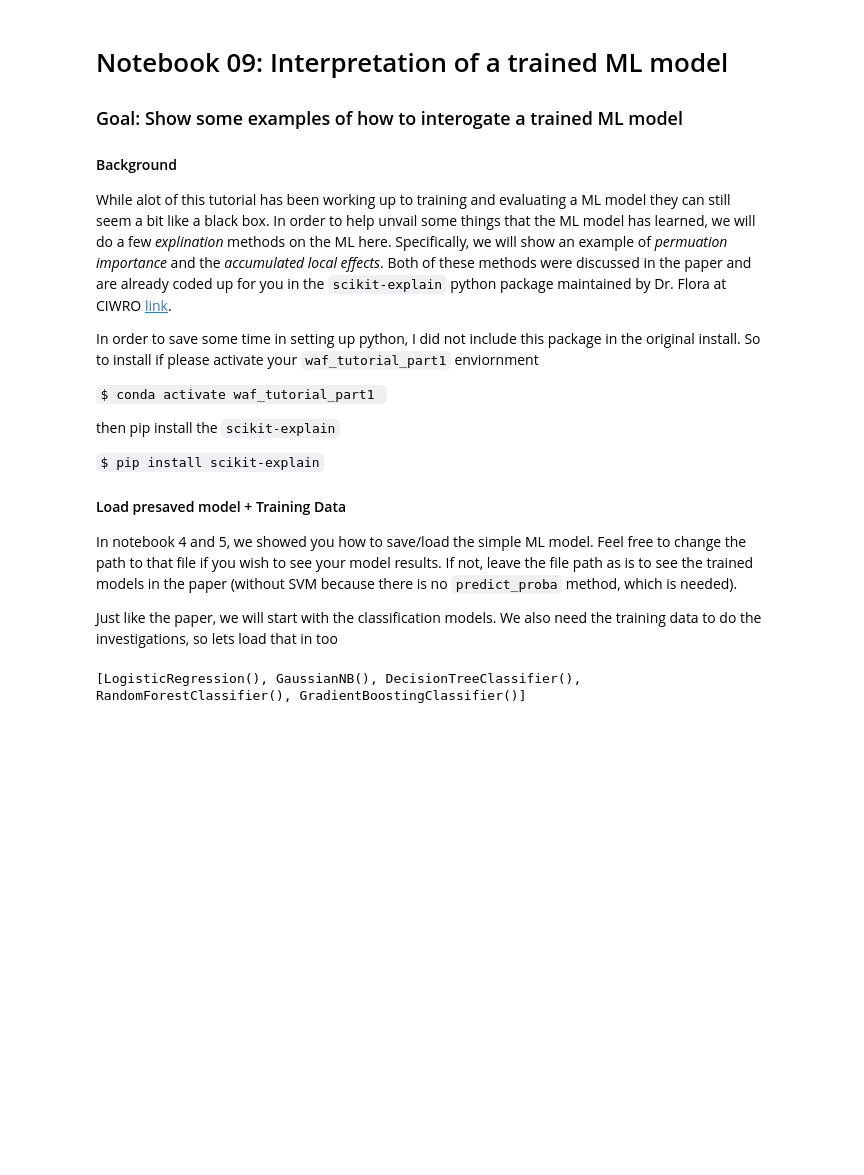
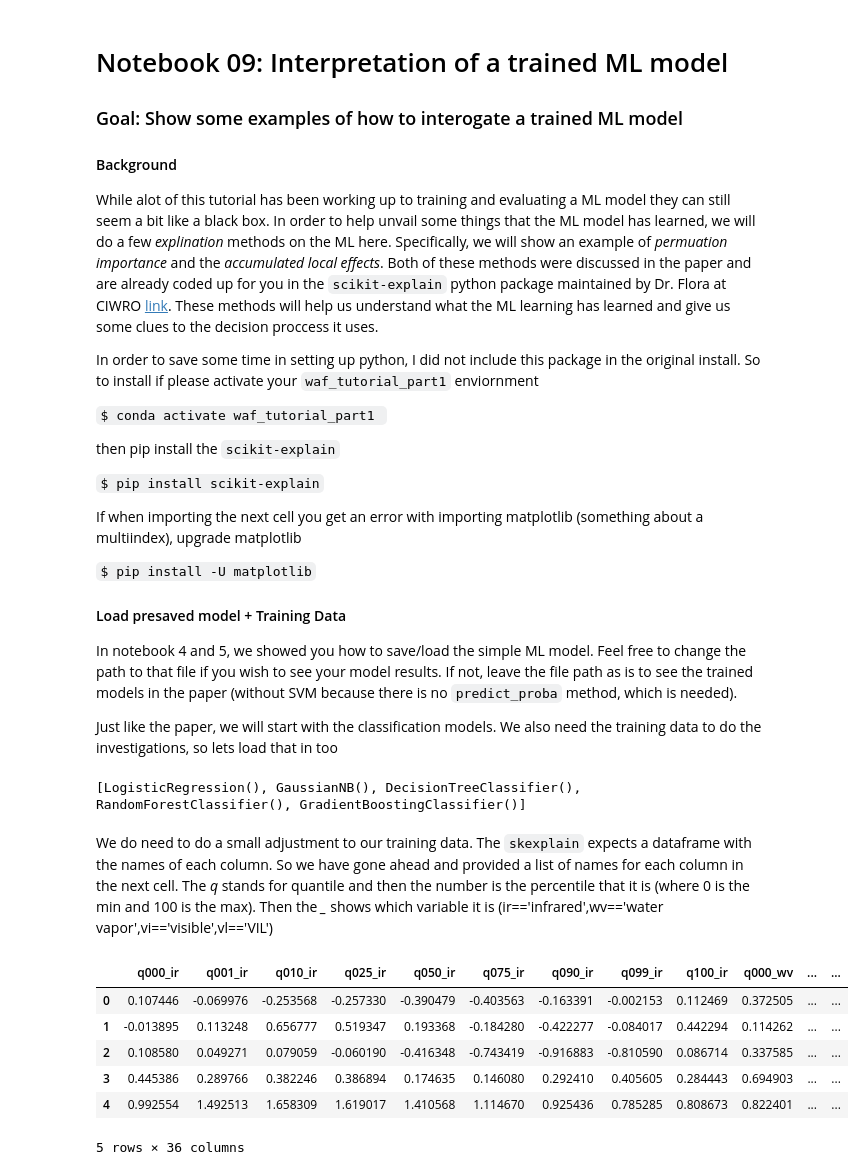
Before and after one commit to ai2es/WAF_ML_Tutorial_Part1, a Jupyter notebook: jupyter_notebooks/Notebook09_InterpretationATrainedMLModel.ipynb, the cells around one changed output. Drawn from its saved outputs; the diff is of its cells as text; code cells hidden in the pictures; blank space fills up the shorter version.

````diff
--- a/jupyter_notebooks/Notebook09_InterpretationATrainedMLModel.ipynb
+++ b/jupyter_notebooks/Notebook09_InterpretationATrainedMLModel.ipynb
@@ -5,7 +5,7 @@
 
 #### Background
 
-While alot of this tutorial has been working up to training and evaluating a ML model they can still seem a bit like a black box. In order to help unvail some things that the ML model has learned, we will do a few *explination* methods on the ML here. Specifically, we will show an example of *permuation importance* and the *accumulated local effects*. Both of these methods were discussed in the paper and are already coded up for you in the ```scikit-explain``` python package maintained by Dr. Flora at CIWRO [link](https://github.com/monte-flora/scikit-explain).
+While alot of this tutorial has been working up to training and evaluating a ML model they can still seem a bit like a black box. In order to help unvail some things that the ML model has learned, we will do a few *explination* methods on the ML here. Specifically, we will show an example of *permuation importance* and the *accumulated local effects*. Both of these methods were discussed in the paper and are already coded up for you in the ```scikit-explain``` python package maintained by Dr. Flora at CIWRO [link](https://github.com/monte-flora/scikit-explain). These methods will help us understand what the ML learning has learned and give us some clues to the decision proccess it uses.
 
 In order to save some time in setting up python, I did not include this package in the original install. So to install if please activate your ```waf_tutorial_part1``` enviornment
 
@@ -15,6 +15,10 @@
 
 ```$ pip install scikit-explain```
 
+If when importing the next cell you get an error with importing matplotlib (something about a multiindex), upgrade matplotlib
+
+```$ pip install -U matplotlib```
+
 #### Load presaved model + Training Data
 
 In notebook 4 and 5, we showed you how to save/load the simple ML model. Feel free to change the path to that file if you wish to see your model results. If not, leave the file path as is to see the trained models in the paper (without SVM because there is no ```predict_proba``` method, which is needed).
@@ -46,3 +60,54 @@ import numpy as np
 ################################################################################################
 # %% [output]
 [LogisticRegression(), GaussianNB(), DecisionTreeClassifier(), RandomForestClassifier(), GradientBoostingClassifier()]
+# %% [markdown]
+We do need to do a small adjustment to our training data. The ```skexplain``` expects a dataframe with the names of each column. So we have gone ahead and provided a list of names for each column in the next cell. The *q* stands for quantile and then the number is the percentile that it is (where 0 is the min and 100 is the max). Then the *_* shows which variable it is (ir=='infrared',wv=='water vapor',vi=='visible',vl=='VIL')
+# %%
+import pandas as pd
+column_names = ['q000_ir',
+ 'q001_ir',
+ 'q010_ir',
+ 'q025_ir',
+ 'q050_ir',
+ 'q075_ir',
+ 'q090_ir',
+ 'q099_ir',
+ 'q100_ir',
+ 'q000_wv',
+ 'q001_wv',
+ 'q010_wv',
+ 'q025_wv',
+ 'q050_wv',
+ 'q075_wv',
+ 'q090_wv',
+ 'q099_wv',
+ 'q100_wv',
+ 'q000_vi',
+ 'q001_vi',
+ 'q010_vi',
+ 'q025_vi',
+ 'q050_vi',
+ 'q075_vi',
+ 'q090_vi',
+ 'q099_vi',
+ 'q100_vi',
+ 'q000_vl',
+ 'q001_vl',
+ 'q010_vl',
+ 'q025_vl',
+ 'q050_vl',
+ 'q075_vl',
+ 'q090_vl',
+ 'q099_vl',
+ 'q100_vl']
+
+X_df = pd.DataFrame(X_validate,columns=column_names)
+X_df.head()
+# %% [output]
+|  | q000_ir | q001_ir | q010_ir | q025_ir | q050_ir | q075_ir | q090_ir | q099_ir | q100_ir | q000_wv | ... | ... |
+| 0 | 0.107446 | -0.069976 | -0.253568 | -0.257330 | -0.390479 | -0.403563 | -0.163391 | -0.002153 | 0.112469 | 0.372505 | ... | ... |
+| 1 | -0.013895 | 0.113248 | 0.656777 | 0.519347 | 0.193368 | -0.184280 | -0.422277 | -0.084017 | 0.442294 | 0.114262 | ... | ... |
+| 2 | 0.108580 | 0.049271 | 0.079059 | -0.060190 | -0.416348 | -0.743419 | -0.916883 | -0.810590 | 0.086714 | 0.337585 | ... | ... |
+| 3 | 0.445386 | 0.289766 | 0.382246 | 0.386894 | 0.174635 | 0.146080 | 0.292410 | 0.405605 | 0.284443 | 0.694903 | ... | ... |
+| 4 | 0.992554 | 1.492513 | 1.658309 | 1.619017 | 1.410568 | 1.114670 | 0.925436 | 0.785285 | 0.808673 | 0.822401 | ... | ... |
+5 rows × 36 columns
````
Also changed, not shown: parts of 9 cells of this notebook, 16 other files.
